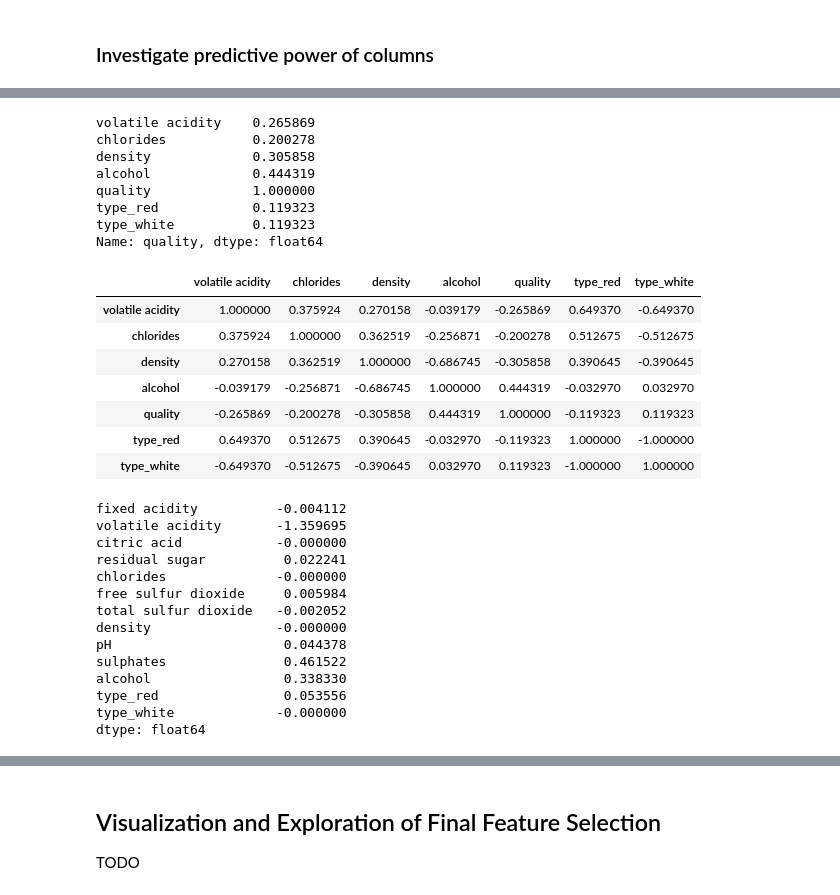
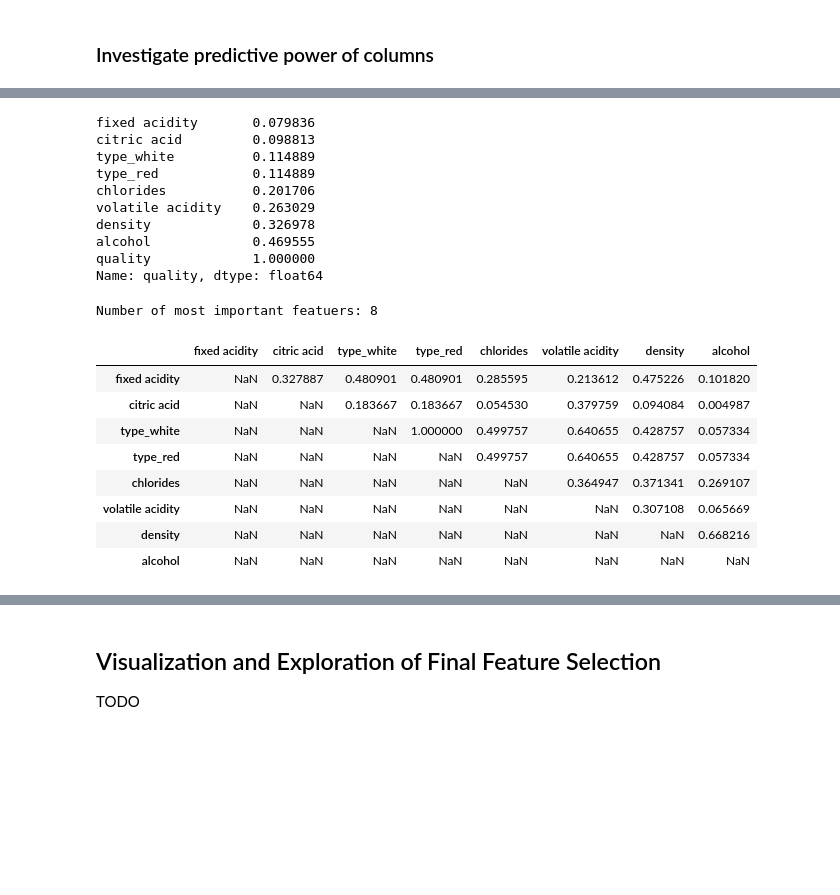
Before and after one commit to MarieGotthardt/id2223-lab1, a Jupyter notebook: wine-eda-and-backfill-feature-group.ipynb, the cells around one changed output, grey strips where cells are left out. Cells and saved outputs as stored; diff of their text form; code cells hidden in the pictures; blank space fills up the shorter version.

```diff
--- a/wine-eda-and-backfill-feature-group.ipynb
+++ b/wine-eda-and-backfill-feature-group.ipynb
@@ -100,0 +135,4 @@ dtype: int64
+# %%
+wine_df.drop_duplicates(inplace=True)
+wine_df.reset_index(drop=True, inplace=True)
+wine_df.shape
@@ -162,55 +202,41 @@ plt.show()
 # Correlation with target variable quality
 cor_quality = abs(cor["quality"])
 
-# Selecting only features with correlation coefficient > 0.1
-important_features = cor_quality[cor_quality>0.1]
-important_features
+threshold = 0.075
+
+# Selecting only features with correlation coefficient > threshold
+important_features = cor_quality[cor_quality>threshold].sort_values()
+display(important_features)
+print(f"Number of most important featuers: {len(important_features)-1}")
 # %% [output]
-volatile acidity    0.265869
-chlorides           0.200278
-density             0.305858
-alcohol             0.444319
+fixed acidity       0.079836
+citric acid         0.098813
+type_white          0.114889
+type_red            0.114889
+chlorides           0.201706
+volatile acidity    0.263029
+density             0.326978
+alcohol             0.469555
 quality             1.000000
-type_red            0.119323
-type_white          0.119323
 Name: quality, dtype: float64
+Number of most important featuers: 8
 # %%
 # Checking for correlation between the important features
+# If features are highly intercorrelated, we should only keep one and drop the other
+# we should probably drop either red or white and maybe density since it is highly correlated with alcohol
 
-wine_df[list(important_features.index)].corr()
+feature_cor = wine_df[list(important_features.iloc[:-1].index)].corr().abs()
 
-# If features are highly intercorrelated, we should only keep one and drop the other
-# we should probably drop either red or white and maybe desnisty since it is highly correlated with alcohol
+# Select upper triangle of correlation matrix
+feature_cor_upper = feature_cor.where(np.triu(np.ones(feature_cor.shape), k=1).astype(bool))
+display(feature_cor_upper)
 # %% [output]
-|  | volatile acidity | chlorides | density | alcohol | quality | type_red | type_white |
-| volatile acidity | 1.000000 | 0.375924 | 0.270158 | -0.039179 | -0.265869 | 0.649370 | -0.649370 |
-| chlorides | 0.375924 | 1.000000 | 0.362519 | -0.256871 | -0.200278 | 0.512675 | -0.512675 |
-| density | 0.270158 | 0.362519 | 1.000000 | -0.686745 | -0.305858 | 0.390645 | -0.390645 |
-| alcohol | -0.039179 | -0.256871 | -0.686745 | 1.000000 | 0.444319 | -0.032970 | 0.032970 |
-| quality | -0.265869 | -0.200278 | -0.305858 | 0.444319 | 1.000000 | -0.119323 | 0.119323 |
-| type_red | 0.649370 | 0.512675 | 0.390645 | -0.032970 | -0.119323 | 1.000000 | -1.000000 |
-| type_white | -0.649370 | -0.512675 | -0.390645 | 0.032970 | 0.119323 | -1.000000 | 1.000000 |
+|  | fixed acidity | citric acid | type_white | type_red | chlorides | volatile acidity | density | alcohol |
+| fixed acidity | NaN | 0.327887 | 0.480901 | 0.480901 | 0.285595 | 0.213612 | 0.475226 | 0.101820 |
+| citric acid | NaN | NaN | 0.183667 | 0.183667 | 0.054530 | 0.379759 | 0.094084 | 0.004987 |
+| type_white | NaN | NaN | NaN | 1.000000 | 0.499757 | 0.640655 | 0.428757 | 0.057334 |
+| type_red | NaN | NaN | NaN | NaN | 0.499757 | 0.640655 | 0.428757 | 0.057334 |
+| chlorides | NaN | NaN | NaN | NaN | NaN | 0.364947 | 0.371341 | 0.269107 |
+| volatile acidity | NaN | NaN | NaN | NaN | NaN | NaN | 0.307108 | 0.065669 |
+| density | NaN | NaN | NaN | NaN | NaN | NaN | NaN | 0.668216 |
+| alcohol | NaN | NaN | NaN | NaN | NaN | NaN | NaN | NaN |
-# %%
-# Embedded Method: Lasso
-from sklearn.linear_model import LassoCV
-reg = LassoCV()
-y = wine_df["quality"]
-X = wine_df.loc[:, wine_df.columns != "quality"]
-reg.fit(X, y)
-coefficients = pd.Series(reg.coef_, index = X.columns)
-display(coefficients)
-# %% [output]
-fixed acidity          -0.004112
-volatile acidity       -1.359695
-citric acid            -0.000000
-residual sugar          0.022241
-chlorides              -0.000000
-free sulfur dioxide     0.005984
-total sulfur dioxide   -0.002052
-density                -0.000000
-pH                      0.044378
-sulphates               0.461522
-alcohol                 0.338330
-type_red                0.053556
-type_white             -0.000000
-dtype: float64
```
Also changed, not shown: parts of 15 cells of this notebook.
